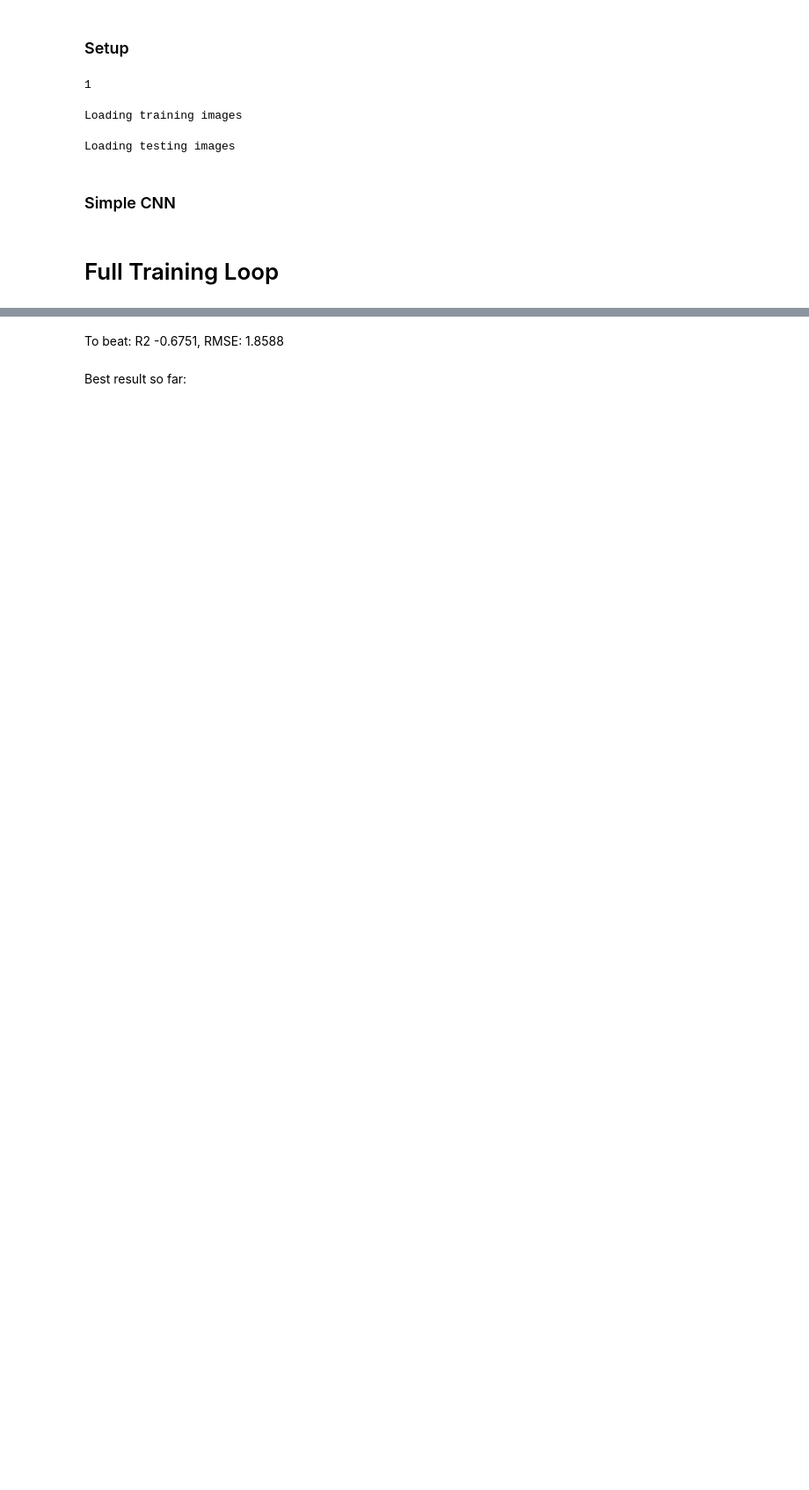
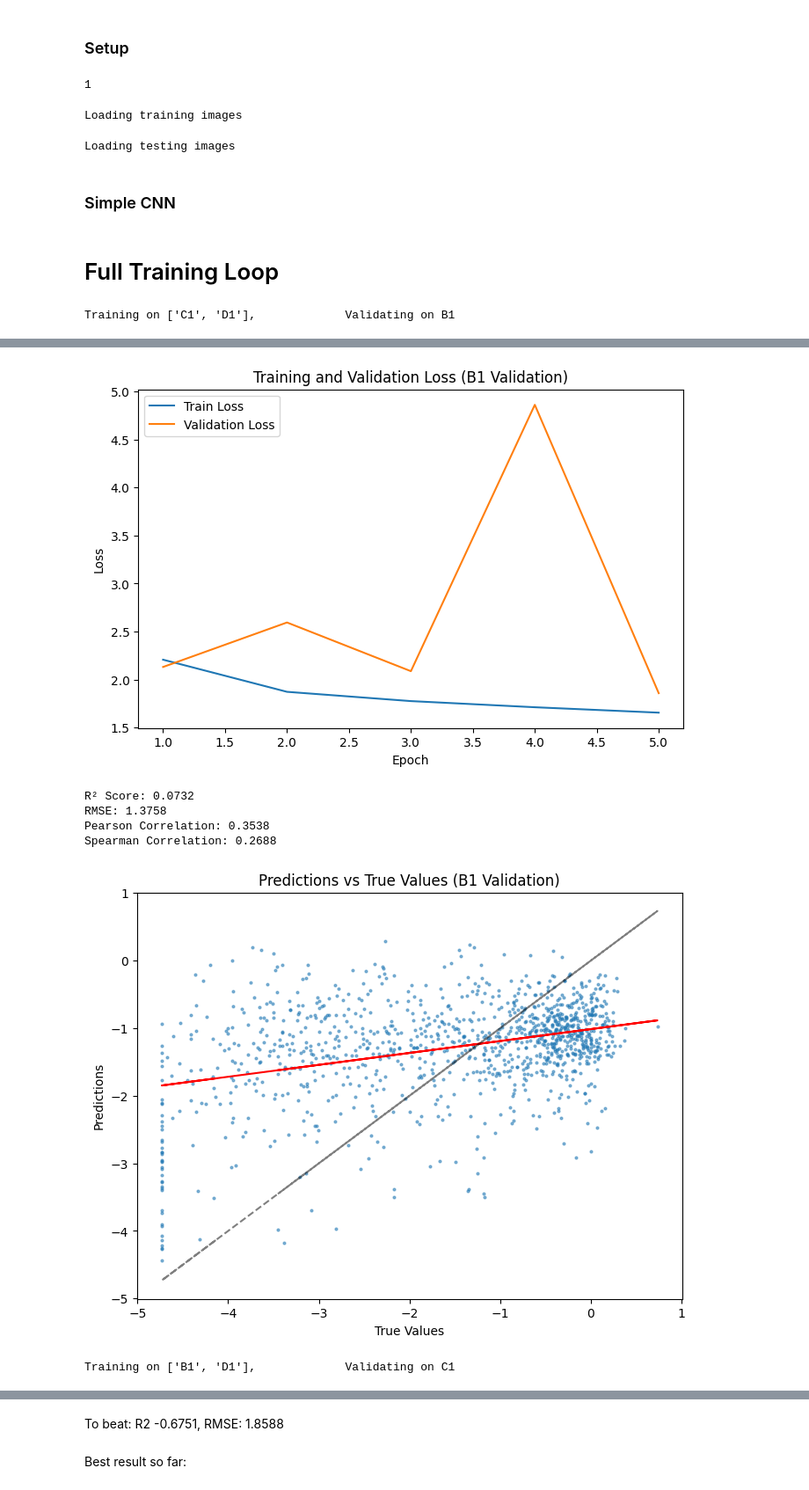
Before and after one commit to gblawrence03/CS909-materials, a Jupyter notebook: 2025/A2/test_output.ipynb, the cells around one changed output, grey strips where cells are left out. Shown at 88% size. Saved outputs shown, nothing was run; the diff lists cells and outputs as text; code cells hidden in the pictures; blank space fills up the shorter version.

```diff
--- a/2025/A2/test_output.ipynb
+++ b/2025/A2/test_output.ipynb
@@ -227,6 +229,8 @@ def plot_results(true_values, predictions, title="True Data vs Model Predictions
     plt.ylabel('Predictions')
     plt.title(title)
     plt.show()
+
+    return [r2, rmse, pearson_corr, spearman_corr]
 # %% [markdown]
 # Full Training Loop
 # %%
@@ -239,6 +243,11 @@ def full_train_loop(model, train_transforms, num_epochs=10, batch_size=32, learn
     final_results = {}
 
     for val_specimen in specimens + ['ALL']:
+        # Reset the model
+        for layer in model.children():
+            if hasattr(layer, 'reset_parameters'):
+                layer.reset_parameters()
+
         print(f"\nTraining on {[s for s in specimens if s != val_specimen] if val_specimen != 'ALL' else specimens}, \
             Validating on {val_specimen if val_specimen != 'ALL' else 'None (Training on all)'}")
 
@@ -347,17 +356,25 @@ def full_train_loop(model, train_transforms, num_epochs=10, batch_size=32, learn
                     predictions.extend(outputs.cpu().numpy())  # Move to CPU and convert to numpy
                     true_values.extend(labels.cpu().numpy())
 
-            plot_results(true_values, predictions, title='Model Predictions vs True Values (test data)')
+            metrics = plot_results(true_values, predictions, title='Model Predictions vs True Values (test data)')
 
     print("Training complete.")
+    return metrics
 # %%
 # Apply augmentation only to training data
 train_transforms = transforms.Compose([
     transforms.RandomHorizontalFlip(),       # Flip images horizontally
     transforms.RandomRotation(15),           # Random rotation
     transforms.ColorJitter(0.2, 0.2, 0.2, 0.1), # Random brightness/contrast changes
-    #transforms.ToTensor(),
-    #transforms.Normalize(mean=[0.5, 0.5, 0.5], std=[0.5, 0.5, 0.5])  # Normalization
+    transforms.RandomErasing(0.2),
+    # transforms.Normalize((0.485, 0.456, 0.406), (0.229, 0.224, 0.225))  # Normalization
 ])
 
-#full_train_loop(ConvNet(1), train_transforms, 10)
+results_df = pd.DataFrame(columns=["model", "r2", "RMSE", "Pearson", "Spearman"])
+
+results = full_train_loop(ConvNet(1), train_transforms, num_epochs=5, batch_size=64, learning_rate=0.0001)
+
+new_row = pd.DataFrame([["Basic CNN"] + results], columns=results_df.columns)
+results_df = pd.concat([results_df, new_row], ignore_index=True)
+# %% [output]
+Training on ['C1', 'D1'],             Validating on B1
@@ -363,0 +386,7 @@ train_transforms = transforms.Compose([
+[figure, added]
+R² Score: 0.0732
+RMSE: 1.3758
+Pearson Correlation: 0.3538
+Spearman Correlation: 0.2688
+[figure, added]
+Training on ['B1', 'D1'],             Validating on C1
```
Also changed, not shown: parts of 15 cells of this notebook, 3 other files.
